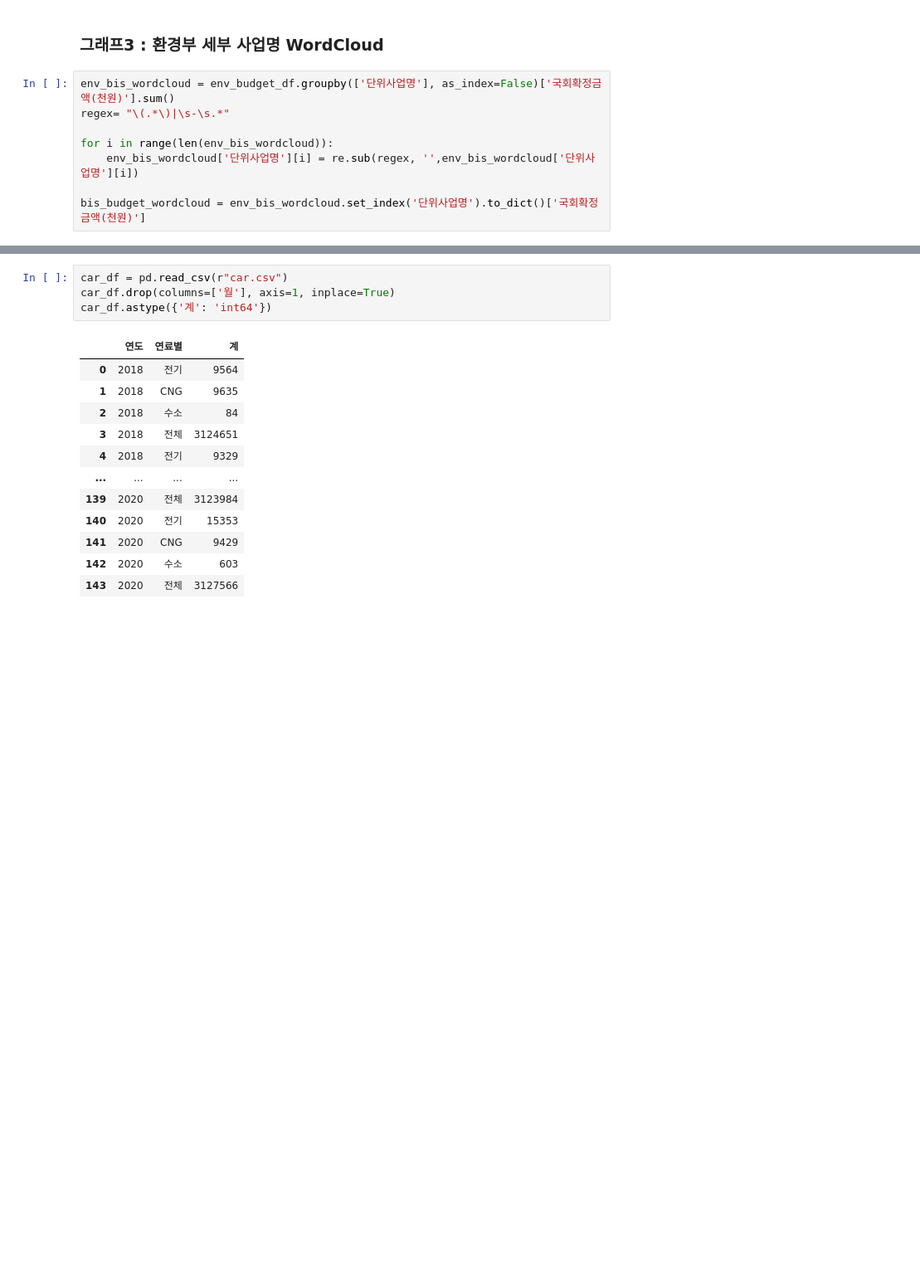
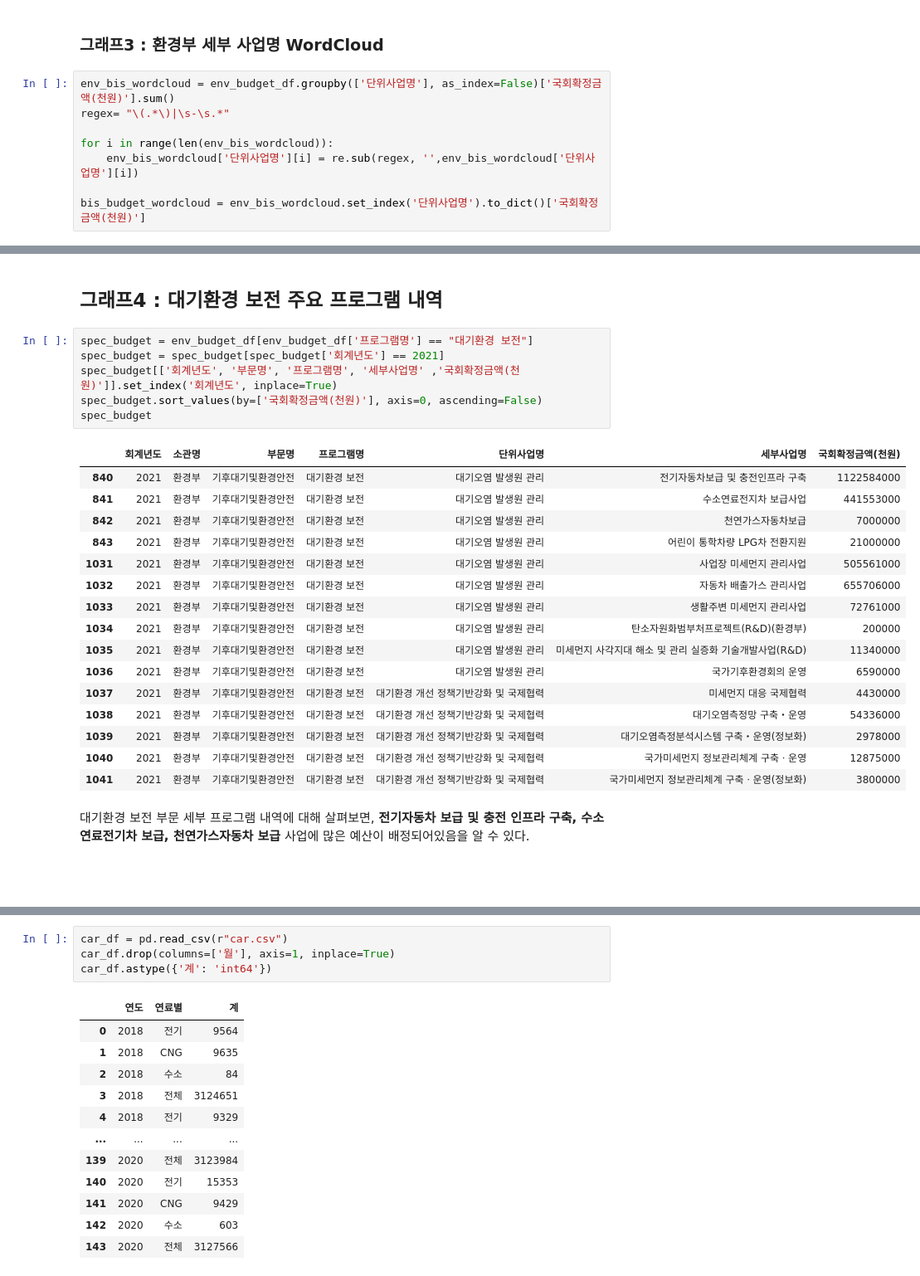
Before and after one commit to Eco-Financial/Eco-Financial, a Jupyter notebook: 제출1.ipynb, the cells around one changed output, grey strips where cells are left out. Shown: that part at 83% size. Drawn from its saved outputs; the diff is of its cells as text; blank space fills up the shorter version.

```diff
--- a/제출1.ipynb
+++ b/제출1.ipynb
@@ -258,0 +239,31 @@ __연료별 자동차 등록대수 현황__
+# %% [markdown]
+## 그래프4 : 대기환경 보전 주요 프로그램 내역
+# %%
+spec_budget = env_budget_df[env_budget_df['프로그램명'] == "대기환경 보전"]
+spec_budget = spec_budget[spec_budget['회계년도'] == 2021]
+spec_budget[['회계년도', '부문명', '프로그램명', '세부사업명' ,'국회확정금액(천원)']].set_index('회계년도', inplace=True)
+spec_budget.sort_values(by=['국회확정금액(천원)'], axis=0, ascending=False)
+spec_budget
+# %% [output]
+|  | 회계년도 | 소관명 | 부문명 | 프로그램명 | 단위사업명 | 세부사업명 | 국회확정금액(천원) |
+| 840 | 2021 | 환경부 | 기후대기및환경안전 | 대기환경 보전 | 대기오염 발생원 관리 | 전기자동차보급 및 충전인프라 구축 | 1122584000 |
+| 841 | 2021 | 환경부 | 기후대기및환경안전 | 대기환경 보전 | 대기오염 발생원 관리 | 수소연료전지차 보급사업 | 441553000 |
+| 842 | 2021 | 환경부 | 기후대기및환경안전 | 대기환경 보전 | 대기오염 발생원 관리 | 천연가스자동차보급 | 7000000 |
+| 843 | 2021 | 환경부 | 기후대기및환경안전 | 대기환경 보전 | 대기오염 발생원 관리 | 어린이 통학차량 LPG차 전환지원 | 21000000 |
+| 1031 | 2021 | 환경부 | 기후대기및환경안전 | 대기환경 보전 | 대기오염 발생원 관리 | 사업장 미세먼지 관리사업 | 505561000 |
+| 1032 | 2021 | 환경부 | 기후대기및환경안전 | 대기환경 보전 | 대기오염 발생원 관리 | 자동차 배출가스 관리사업 | 655706000 |
+| 1033 | 2021 | 환경부 | 기후대기및환경안전 | 대기환경 보전 | 대기오염 발생원 관리 | 생활주변 미세먼지 관리사업 | 72761000 |
+| 1034 | 2021 | 환경부 | 기후대기및환경안전 | 대기환경 보전 | 대기오염 발생원 관리 | 탄소자원화범부처프로젝트(R&D)(환경부) | 200000 |
+| 1035 | 2021 | 환경부 | 기후대기및환경안전 | 대기환경 보전 | 대기오염 발생원 관리 | 미세먼지 사각지대 해소 및 관리 실증화 기술개발사업(R&D) | 11340000 |
+| 1036 | 2021 | 환경부 | 기후대기및환경안전 | 대기환경 보전 | 대기오염 발생원 관리 | 국가기후환경회의 운영 | 6590000 |
+| 1037 | 2021 | 환경부 | 기후대기및환경안전 | 대기환경 보전 | 대기환경 개선 정책기반강화 및 국제협력 | 미세먼지 대응 국제협력 | 4430000 |
+| 1038 | 2021 | 환경부 | 기후대기및환경안전 | 대기환경 보전 | 대기환경 개선 정책기반강화 및 국제협력 | 대기오염측정망 구축・운영 | 54336000 |
+| 1039 | 2021 | 환경부 | 기후대기및환경안전 | 대기환경 보전 | 대기환경 개선 정책기반강화 및 국제협력 | 대기오염측정분석시스템 구축・운영(정보화) | 2978000 |
+| 1040 | 2021 | 환경부 | 기후대기및환경안전 | 대기환경 보전 | 대기환경 개선 정책기반강화 및 국제협력 | 국가미세먼지 정보관리체계 구축ㆍ운영 | 12875000 |
+| 1041 | 2021 | 환경부 | 기후대기및환경안전 | 대기환경 보전 | 대기환경 개선 정책기반강화 및 국제협력 | 국가미세먼지 정보관리체계 구축ㆍ운영(정보화) | 3800000 |
+# %% [markdown]
+대기환경 보전 부문 세부 프로그램 내역에 대해 살펴보면,
+__전기자동차 보급 및 충전 인프라 구축, 수소연료전기차 보급, 천연가스자동차 보급__ 사업에 많은 예산이 배정되어있음을 알 수 있다.
+
+<br />
+<br />
```
Also changed, not shown: parts of 9 cells of this notebook.
